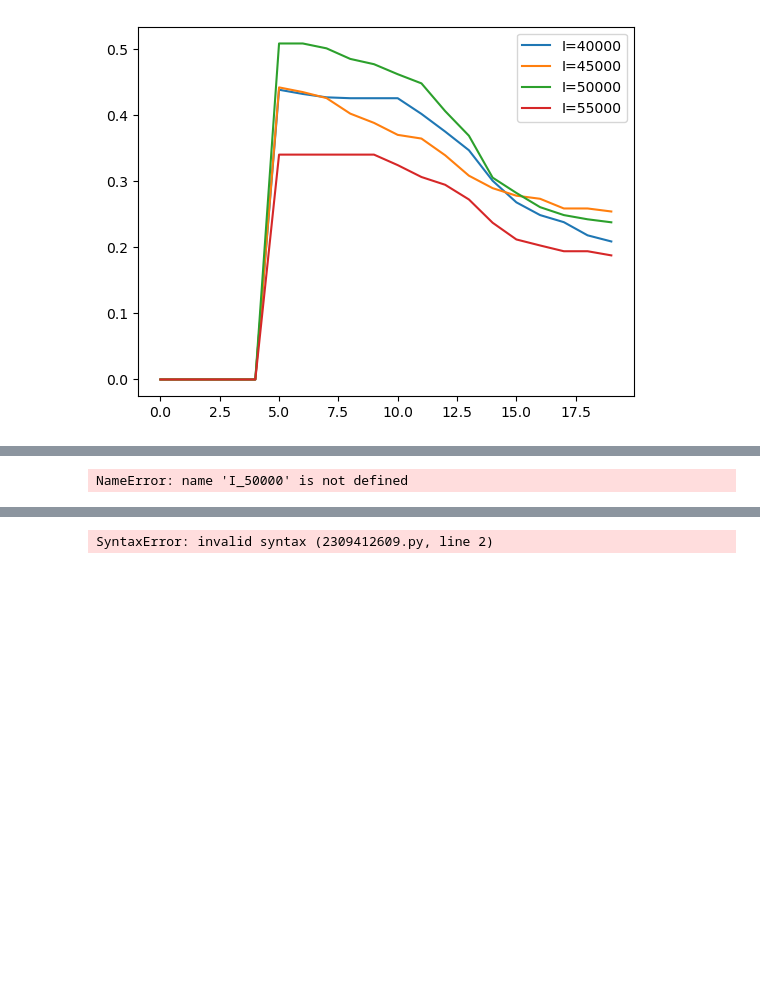
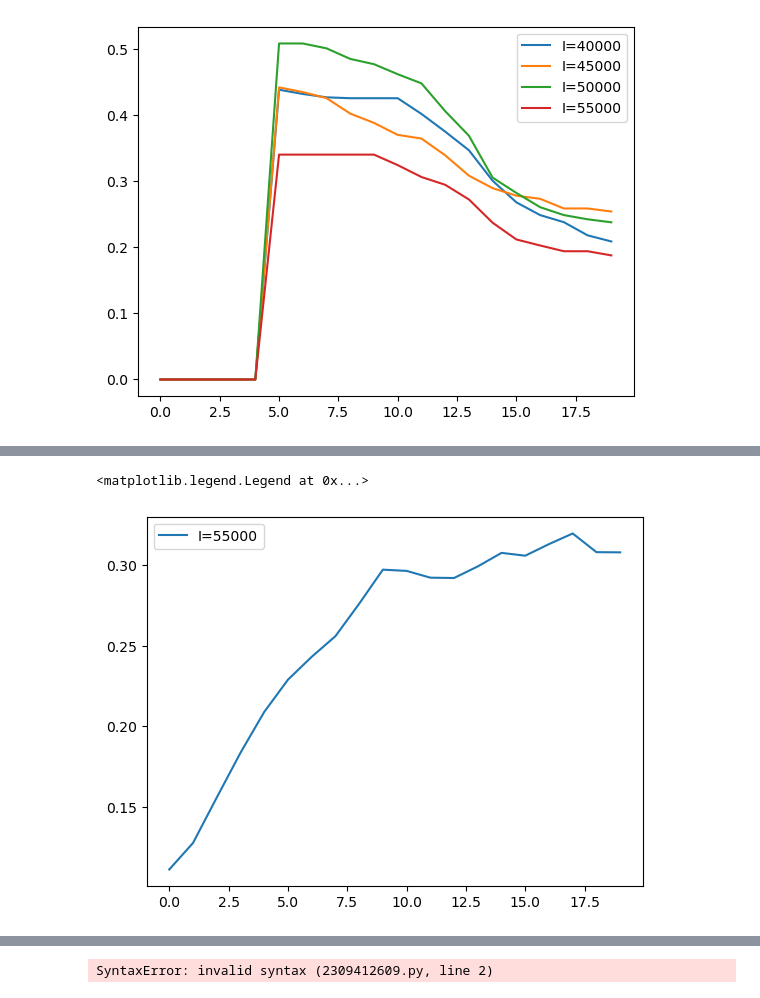
Before and after one commit to thomaslautenb/ABM, a Jupyter notebook: base_model_group1/base_model_mesa/model/demo.ipynb, the cells around one changed output, grey strips where cells are left out. Drawn from its saved outputs; the diff is of its cells as text; code cells hidden in the pictures; blank space fills up the shorter version.

```diff
--- a/base_model_group1/base_model_mesa/model/demo.ipynb
+++ b/base_model_group1/base_model_mesa/model/demo.ipynb
@@ -162,12 +172,13 @@ import pandas as pd
 I_45000 = agent_data.groupby(by='Step')['Worry'].mean()
 #I_55000 = agent_data.groupby(by='Step')['Worry'].mean()
 # %%
-plt.plot(I_50000, label='I=50000')
-plt.plot(I_45000, label='I=45000')
+#plt.plot(I_50000, label='I=50000')
+#plt.plot(I_45000, label='I=45000')
 plt.plot(agent_data.groupby(by='Step')['Worry'].mean(), label='I=55000')
 plt.legend()
 # %% [output]
-NameError: name 'I_50000' is not defined
+<matplotlib.legend.Legend at 0x...>
+[figure, added]
 # %%
 agent_data.iloc[-500:-451]['Self_Adaption'].hist()
 plt.ylabel('Agents')
```
Also changed, not shown: parts of 18 cells of this notebook, 1 other file.
